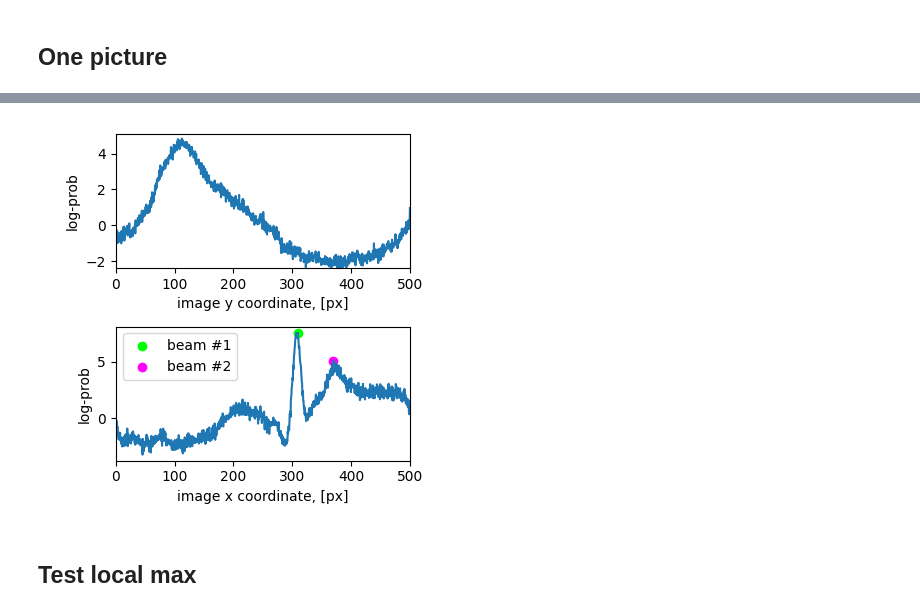
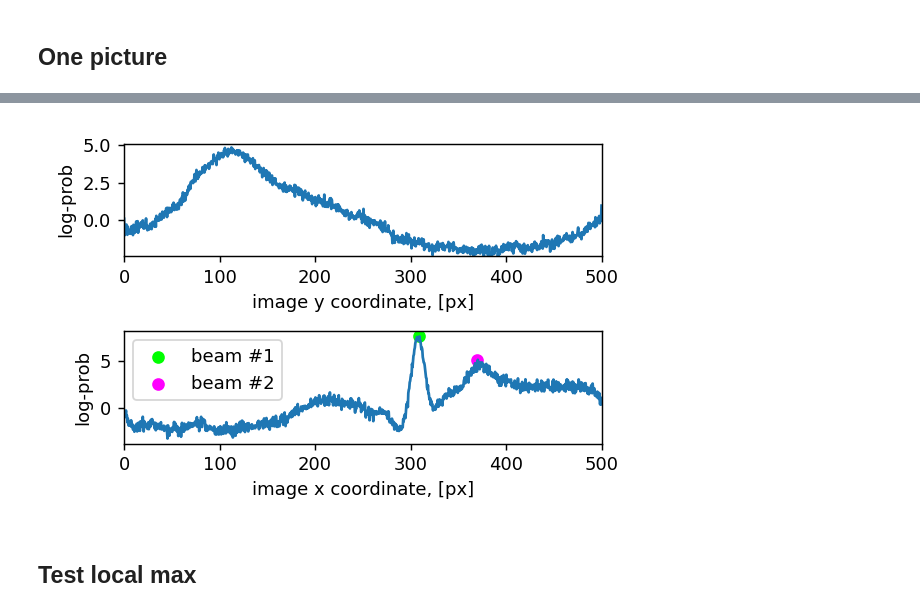
Before and after one commit to BlGene/cVLA, a Jupyter notebook: hf_eval_crop.ipynb, the cells around one changed output, grey strips where cells are left out. Drawn from its saved outputs; the diff is of its cells as text; code cells hidden in the pictures.

```diff
--- a/hf_eval_crop.ipynb
+++ b/hf_eval_crop.ipynb
@@ -712,36 +710,36 @@ def plot():
     # ax.scatter(ind[1], scores_w[ind[1]], color='magenta')
 
     # === plot token distribution #2
     ax = axs[1]
     ax.clear()
     ax.plot(np.linspace(0, w, 1024), scores_w) # range(0, 1024)
     ax.set_xlim(0, w)
     #ax.set_ylim(-2.4, 5.1)
     ax.set_ylabel("log-prob")
     #ax.set_title("Distribution of image x coordinate")
     ax.set_xlabel("image x coordinate, [px]")
 
     # === find local maxima
     n = 100  # number of points to be checked before and after
     ind = maxima_ind(scores_w, n)
     ax.scatter(ind[0]*w/1024, scores_w[ind[0]], color='lime', label='beam #1')
     ax.scatter(ind[1]*w/1024, scores_w[ind[1]], color='magenta', label='beam #2')
     ax.legend()
 
     fig.tight_layout()
     fig.savefig('distrib-81-crop-500.pdf')
 
-image_width, image_height = 400, 400
-dpi = 100
+image_width, image_height = 600, 400
+dpi = 130
 figsize = (image_width / dpi, image_height / dpi)
 fig, axs = plt.subplots(2, 1, figsize=figsize, dpi=dpi)
 axs[0].set_axis_off()
 axs[1].set_axis_off()
 
 plot()
 # %% [output]
 [interactive output not drawn]
-[figure, old version]
+[figure, new version]
 # %% [markdown]
 ## Test local max
 # %%
```
Also changed, not shown: parts of 1 cell of this notebook, 5 other files.
